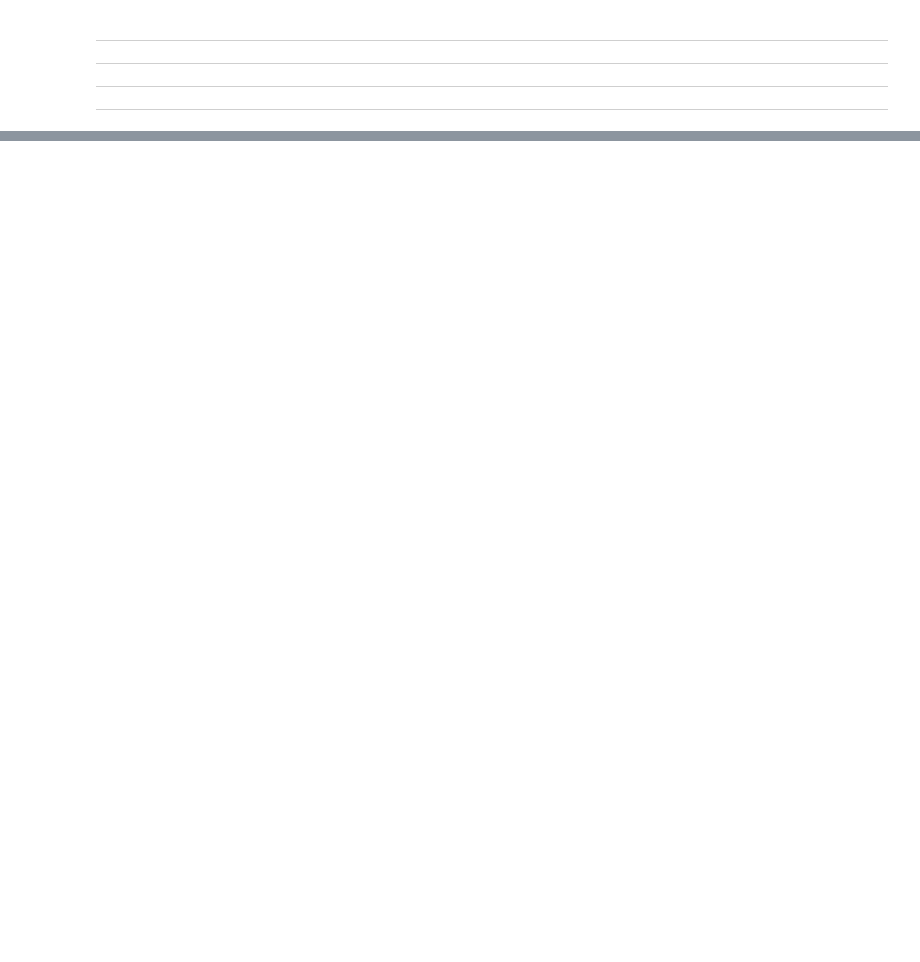
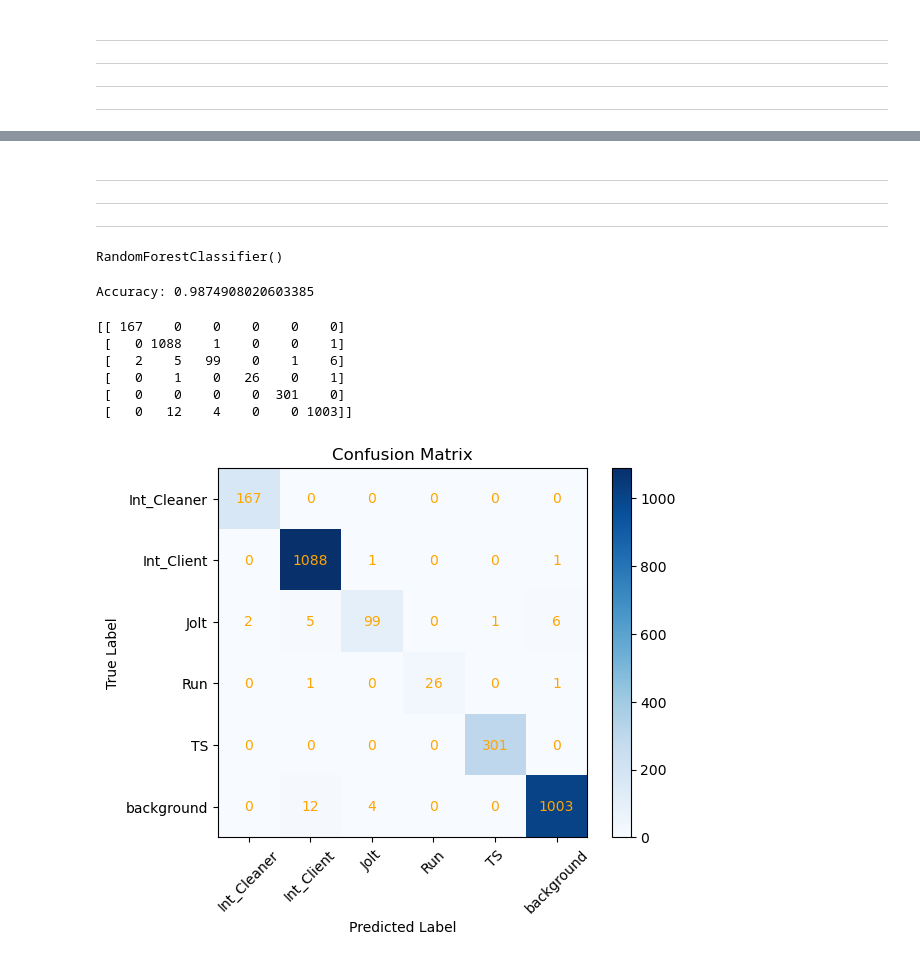
Before and after one commit to WIbigdog/CleaningBehaviourQuantifier, a Jupyter notebook: DLC_Predictions.ipynb, the cells around one changed output, grey strips where cells are left out. Saved outputs shown, nothing was run; the diff lists cells and outputs as text; code cells hidden in the pictures; blank space fills up the shorter version.

```diff
--- a/DLC_Predictions.ipynb
+++ b/DLC_Predictions.ipynb
@@ -304,0 +360,4 @@ plt.show()
+# %% [markdown]
+---
+---
+---
@@ -304,0 +371,63 @@ plt.show()
+# %%
+imputer = SimpleImputer(strategy='mean')
+
+X_train_imputed_new5000_featuresselection = imputer.fit_transform(X_train_new5000_featuresselection)
+X_test_imputed_new5000_featuresselection = imputer.transform(X_test_new5000_featuresselection)
+# %%
+model_new5000_featuresselection = RandomForestClassifier()
+model.fit(X_train_imputed_new5000_featuresselection, y_train_new5000_featuresselection)
+# %% [output]
+RandomForestClassifier()
+# %%
+y_pred_new5000_featuresselection = model.predict(X_test_imputed_new5000_featuresselection)
+accuracy_new5000_featuresselection = accuracy_score(y_test_new5000_featuresselection, y_pred_new5000_featuresselection)
+print("Accuracy:", accuracy_new5000_featuresselection)
+# %% [output]
+Accuracy: 0.9874908020603385
+# %%
+# Assuming you have the predicted labels (y_pred) and actual labels (y_test)
+cm_new5000_featuresselection = confusion_matrix(y_test_new5000_featuresselection, y_pred_new5000_featuresselection)
+
+print(cm_new5000_featuresselection)
+# %% [output]
+[[ 167    0    0    0    0    0]
+ [   0 1088    1    0    0    1]
+ [   2    5   99    0    1    6]
+ [   0    1    0   26    0    1]
+ [   0    0    0    0  301    0]
+ [   0   12    4    0    0 1003]]
+# %%
+# Define the class labels
+class_labels_new5000_featuresselection = np.sort(merged_df['Interaction'].unique())
+
+# Create the confusion matrix
+cm_new5000_featuresselection = np.array(cm_new5000_featuresselection)
+
+# Create a figure and axis
+fig, ax = plt.subplots()
+im = ax.imshow(cm_new5000_featuresselection, cmap='Blues')
+
+# Set axis labels
+ax.set_xticks(np.arange(len(class_labels_new5000_featuresselection)))
+ax.set_yticks(np.arange(len(class_labels_new5000_featuresselection)))
+ax.set_xticklabels(class_labels_new5000_featuresselection, rotation=45)
+ax.set_yticklabels(class_labels_new5000_featuresselection)
+
+
+# Add labels to each cell
+for i in range(len(class_labels_new5000_featuresselection)):
+    for j in range(len(class_labels_new5000_featuresselection)):
+        text = ax.text(j, i, cm_new5000_featuresselection[i, j], ha='center', va='center', color='orange')
+
+# Add colorbar
+cbar = ax.figure.colorbar(im, ax=ax)
+
+# Set title and labels
+ax.set_title('Confusion Matrix')
+ax.set_xlabel('Predicted Label')
+ax.set_ylabel('True Label')
+
+# Show the plot
+plt.show()
+# %% [output]
+[figure, added]
```
Also changed, not shown: parts of 16 cells of this notebook.
